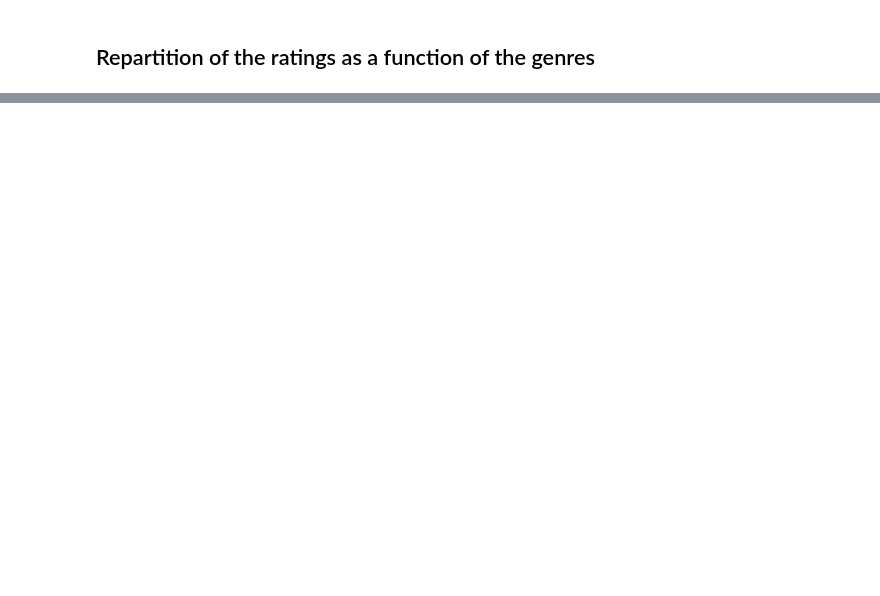
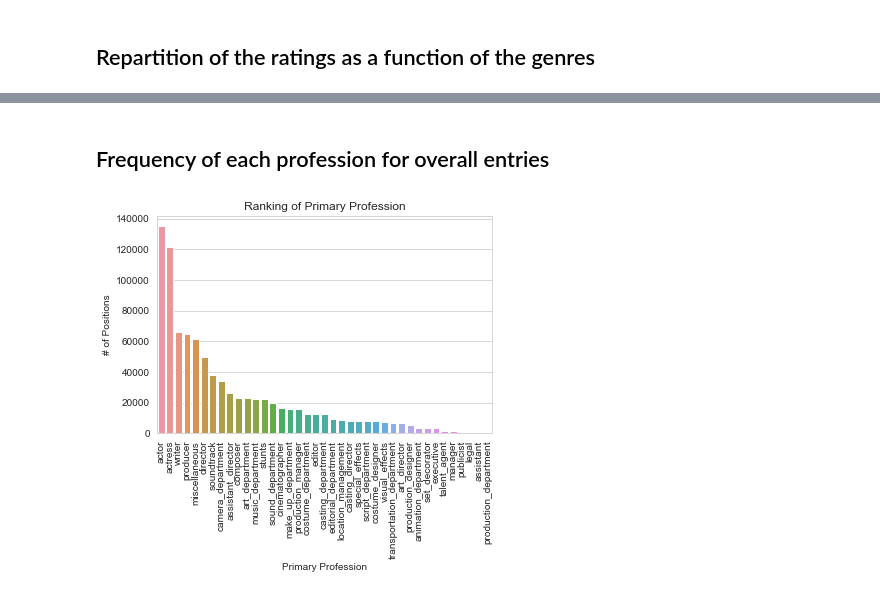
Before and after one commit to jxt1009/csci521proj, a Jupyter notebook: phase3/phase3_bivariate.ipynb, the cells around one changed output, grey strips where cells are left out. Saved outputs shown, nothing was run; the diff lists cells and outputs as text; code cells hidden in the pictures; blank space fills up the shorter version.

Commit message:
Added plots for non-numerical data to jupyter notebook

```diff
--- a/phase3/phase3_bivariate.ipynb
+++ b/phase3/phase3_bivariate.ipynb
@@ -150,0 +150,12 @@ plt.show()
+# %% [markdown]
+## Frequency of each profession for overall entries
+# %%
+df = movies[['tconst','primaryProfession']].copy().drop_duplicates().drop('tconst',axis=1)
+
+sns.countplot(data=df,x="primaryProfession",order=df['primaryProfession'].value_counts().index)
+plt.title("Ranking of Primary Profession")
+plt.xlabel('Primary Profession'); plt.ylabel('# of Positions')
+plt.xticks(rotation=90)
+plt.show()
+# %% [output]
+[figure, added]
```
Also changed, not shown: parts of 13 cells of this notebook, 1 other file.
